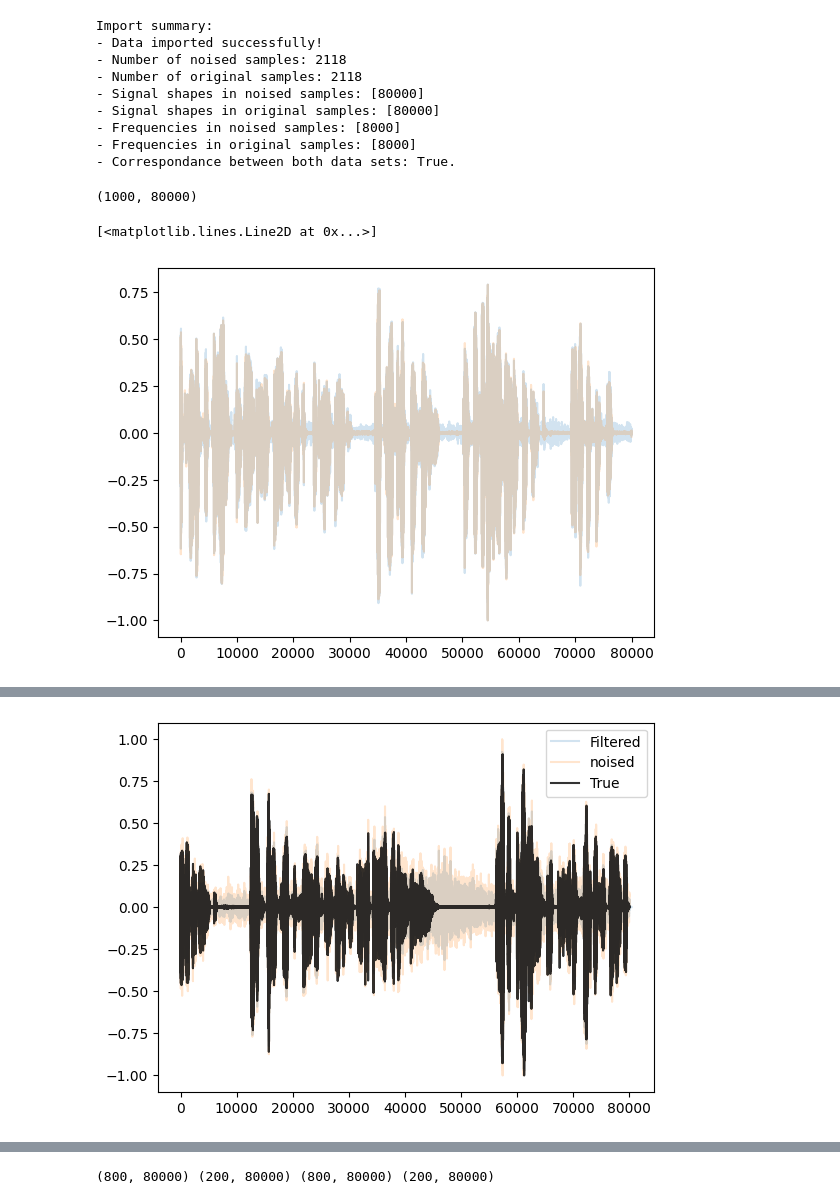
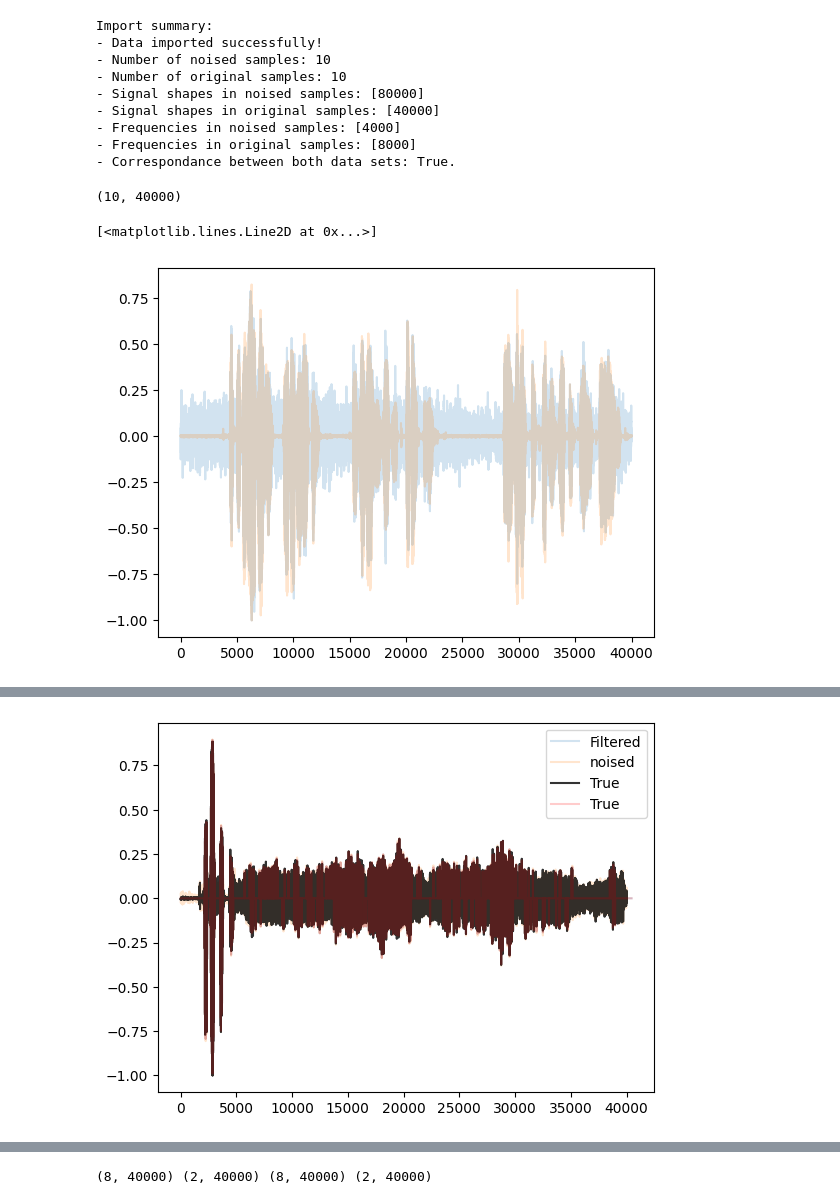
Before and after one commit to jules-chapon/dlsp-denoising, a Jupyter notebook: analysis/notebooks/models.ipynb, the cells around one changed output, grey strips where cells are left out. Drawn from its saved outputs; the diff is of its cells as text; code cells hidden in the pictures.

```diff
--- a/analysis/notebooks/models.ipynb
+++ b/analysis/notebooks/models.ipynb
@@ -7,7 +7,7 @@ from IPython.display import Audio
 from src.libs.preprocessing import DataLoader
 # %%
 # data path
-small_data_set = False
+small_data_set = True
 if small_data_set:
     path_train_x = "data/input/denoising/train_small"
     path_train_y = "data/input/voice_origin/train_small"
@@ -31,23 +31,23 @@ if clean:
 # %% [output]
 Import summary:
 - Data imported successfully!
-- Number of noised samples: 2118
-- Number of original samples: 2118
+- Number of noised samples: 10
+- Number of original samples: 10
 - Signal shapes in noised samples: [80000]
-- Signal shapes in original samples: [80000]
-- Frequencies in noised samples: [8000]
+- Signal shapes in original samples: [40000]
+- Frequencies in noised samples: [4000]
 - Frequencies in original samples: [8000]
 - Correspondance between both data sets: True.
 # %%
 harmonized_data.x.shape
 # %% [output]
-(1000, 80000)
+(10, 40000)
 # %%
 plt.plot(harmonized_data.x[1], alpha=0.2)
 plt.plot(harmonized_data.y[1], alpha=0.2)
 # %% [output]
 [<matplotlib.lines.Line2D at 0x...>]
-[figure, old version]
+[figure, new version]
 # %%
 Audio(harmonized_data.y[1], rate=harmonized_data.sampling_freq)
 # %% [output]
@@ -95,7 +95,7 @@ def wiener_filter_single_signal(signal, sr, noise_segment=None, nperseg=1024):
     return signal_filtered
 
 
-file_number = 5
+file_number = 6
 # Exemple d'utilisation
 signal_filtered = wiener_filter_single_signal(
     harmonized_data.x[file_number], harmonized_data.sampling_freq, nperseg=2**10
@@ -108,16 +108,21 @@ signal_filtered = wiener_filter_single_signal(
 # plt.legend()
 # plt.title("Comparaison entre Signal Bruité et Signal Filtré")
 # plt.show()
+# %%
+thr = 0.15
+signal_threshold = signal_filtered
+signal_threshold[np.abs(signal_threshold) < thr] = 0
 # %%
 # plt.plot(harmonized_data.x[file_number], alpha=0.2)
 plt.figure()
 plt.plot(signal_filtered, alpha=0.2, label="Filtered")
 plt.plot(harmonized_data.x[file_number], alpha=0.2, label="noised")
 plt.plot(harmonized_data.y[file_number], alpha=0.8, label="True", color="black")
+plt.plot(signal_threshold, alpha=0.2, label="True", color="red")
 plt.legend()
 plt.show()
 # %% [output]
-[figure, old version]
+[figure, new version]
 # %%
 # Audio(signal_filtered, rate=harmonized_data.sampling_freq)
 Audio(harmonized_data.x[file_number], rate=harmonized_data.sampling_freq)
@@ -133,7 +138,7 @@ X_train, X_test, y_train, y_test = train_test_split(
 )
 print(X_train.shape, X_test.shape, y_train.shape, y_test.shape)
 # %% [output]
-(800, 80000) (200, 80000) (800, 80000) (200, 80000)
+(8, 40000) (2, 40000) (8, 40000) (2, 40000)
 # %%
 # mlp = MLPRegressor(
 #     hidden_layer_sizes=(512, 512),
```
Also changed, not shown: 1 other file.
